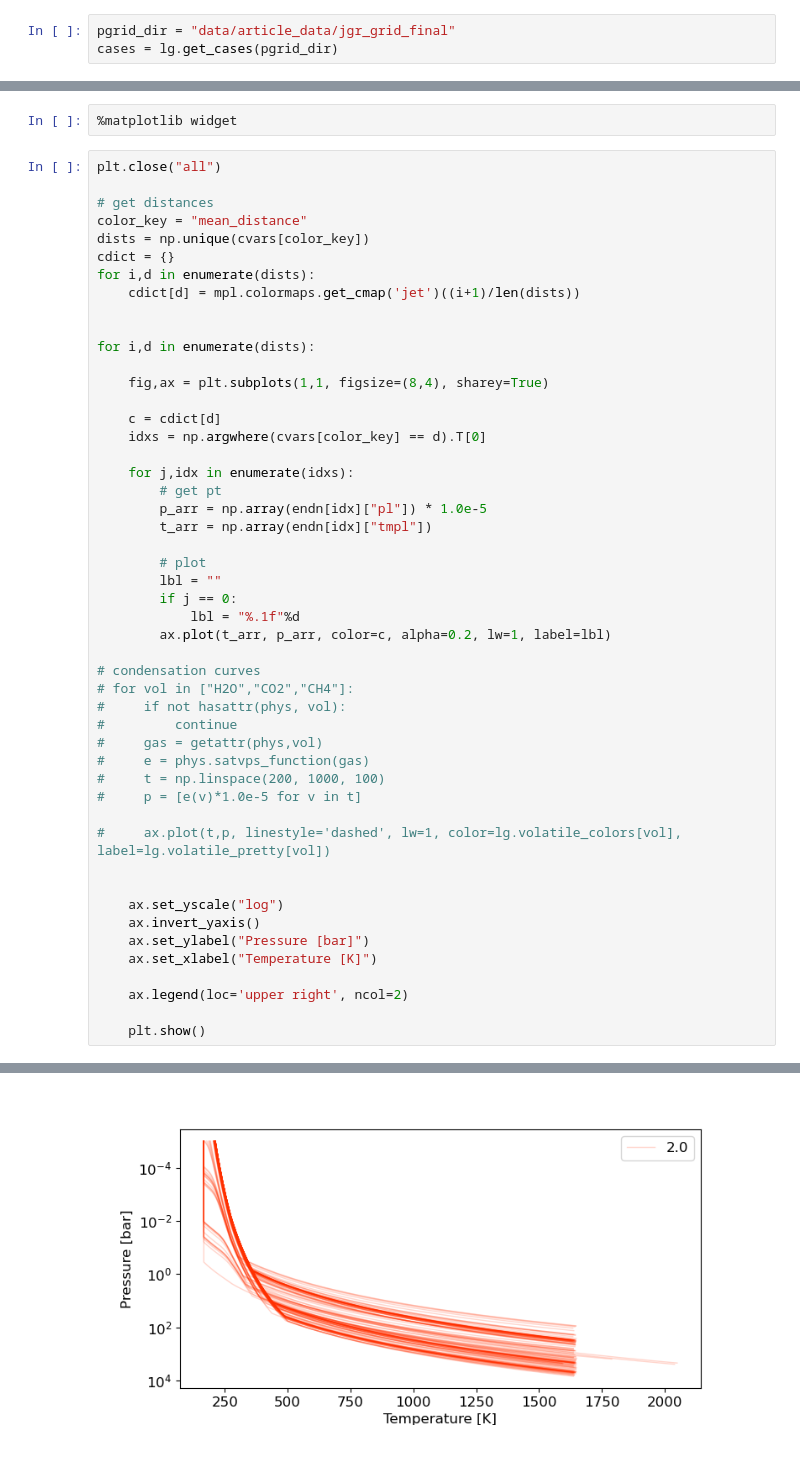
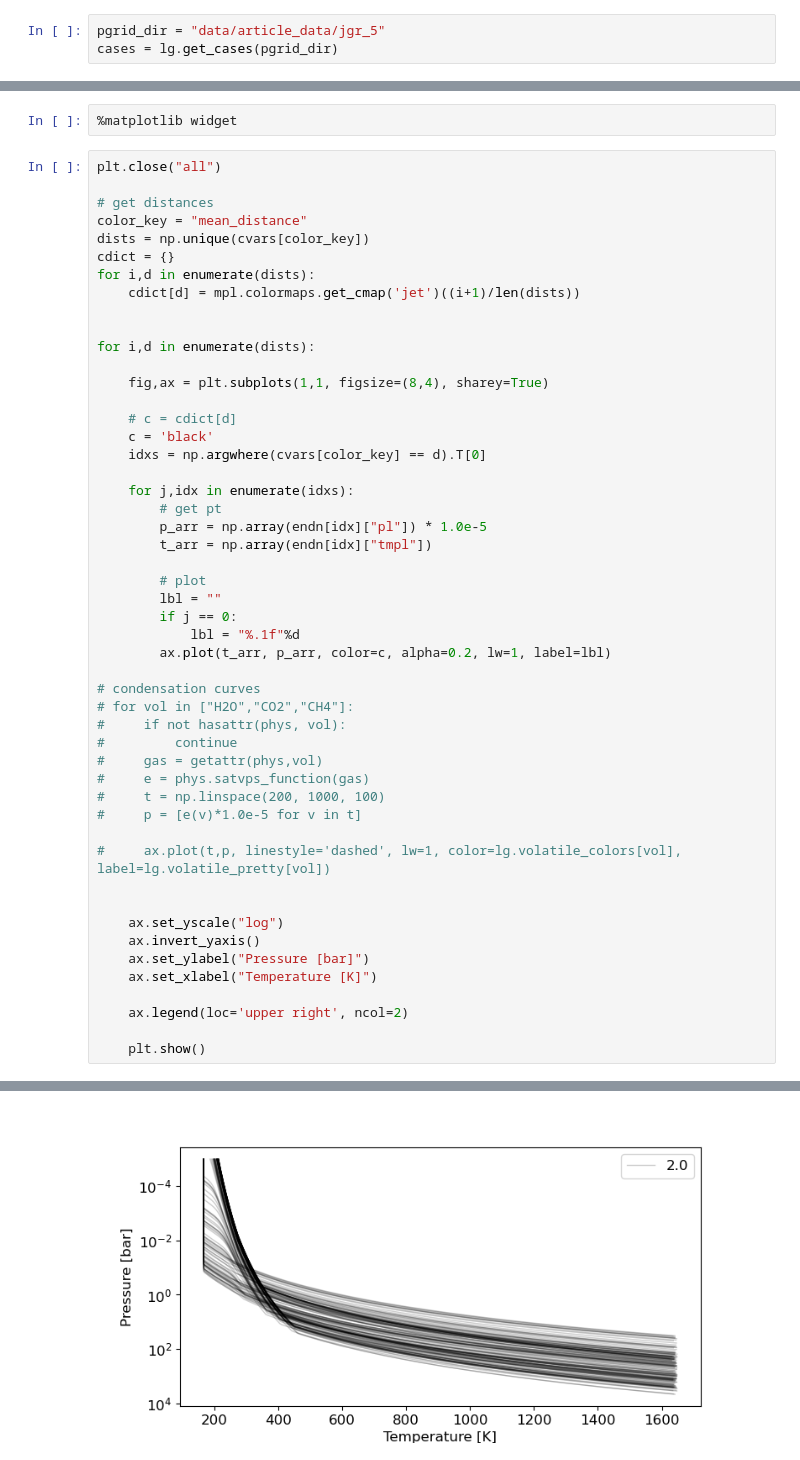
Before and after one commit to nichollsh/proteus_analysis, a Jupyter notebook: all_profiles.ipynb, the cells around one changed output, grey strips where cells are left out. Drawn from its saved outputs; the diff is of its cells as text.

```diff
--- a/all_profiles.ipynb
+++ b/all_profiles.ipynb
@@ -12,7 +12,7 @@ from utils.load_cmaps import *
 # %%
 #import utils.phys as phys
 # %%
-pgrid_dir = "data/article_data/jgr_grid_final"
+pgrid_dir = "data/article_data/jgr_5"
 cases = lg.get_cases(pgrid_dir)
 # %%
 # Collect netcdf files
@@ -46,7 +46,8 @@ for i,d in enumerate(dists):
 
     fig,ax = plt.subplots(1,1, figsize=(8,4), sharey=True)
 
-    c = cdict[d]
+    # c = cdict[d]
+    c = 'black'
     idxs = np.argwhere(cvars[color_key] == d).T[0]
 
     for j,idx in enumerate(idxs):
@@ -89 +90 @@ for i,d in enumerate(dists):
-[figure, old version]
+[figure, new version]
```
Also changed, not shown: parts of 1 cell of this notebook, 7 other files.
